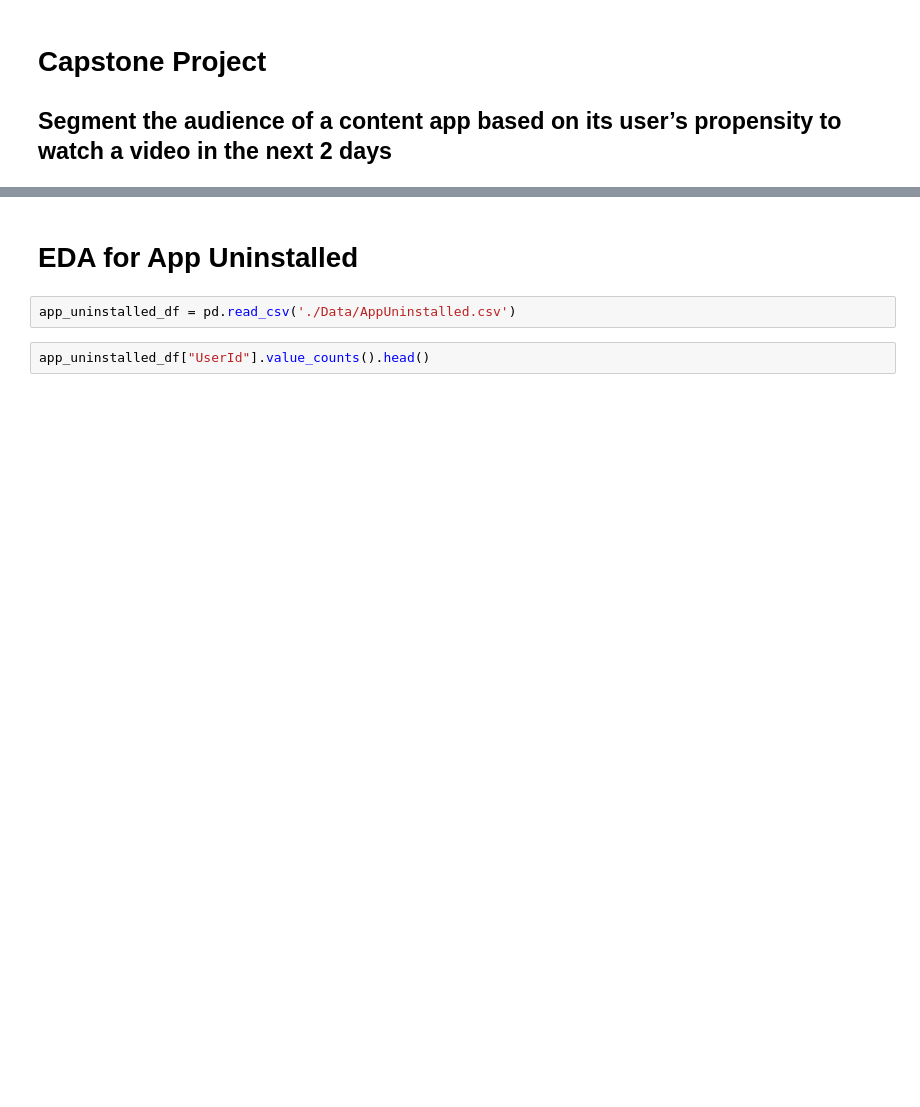
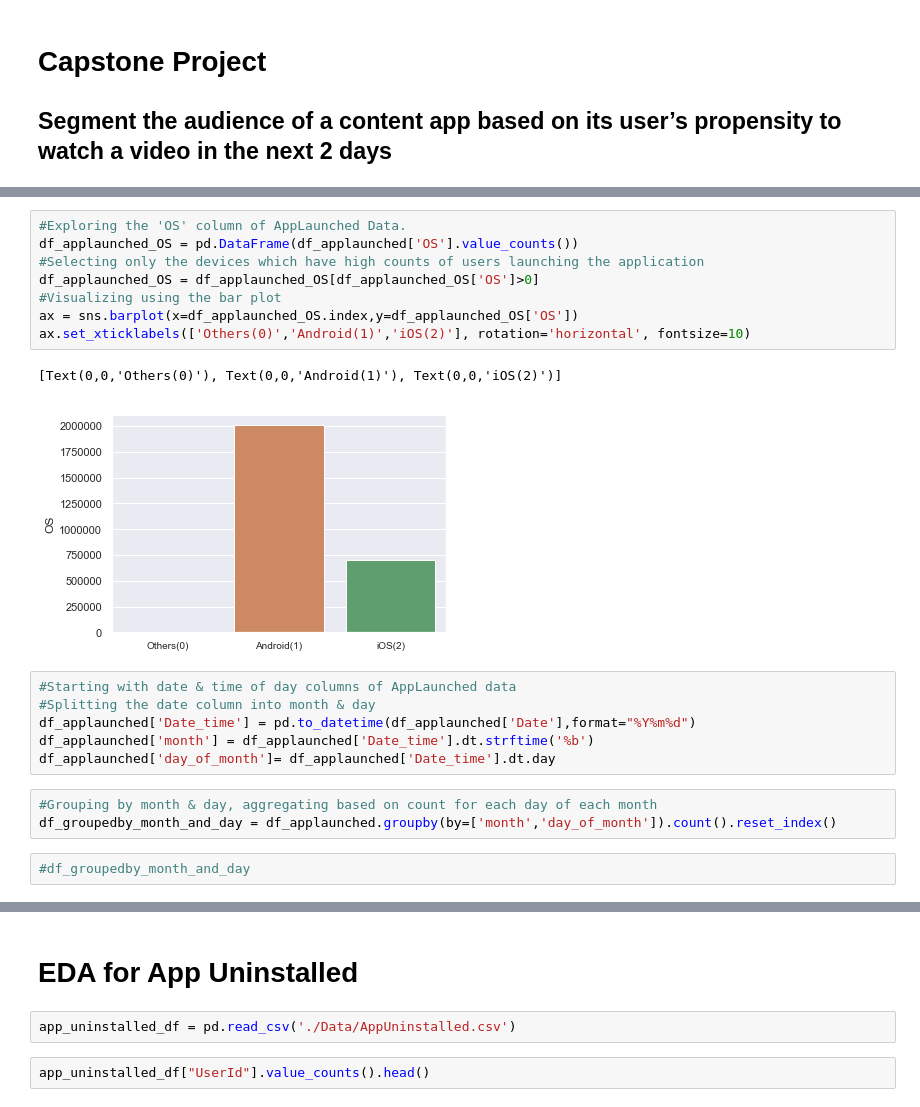
Before and after one commit to clydemendonca/GreyAtomCapstone, a Jupyter notebook: Capstone.ipynb, the cells around one changed output, grey strips where cells are left out. Drawn from its saved outputs; the diff is of its cells as text; blank space fills up the shorter version.

```diff
--- a/Capstone.ipynb
+++ b/Capstone.ipynb
@@ -11,0 +61,22 @@ sns.set(style="darkgrid")
+# %%
+#Exploring the 'OS' column of AppLaunched Data.
+df_applaunched_OS = pd.DataFrame(df_applaunched['OS'].value_counts())
+#Selecting only the devices which have high counts of users launching the application
+df_applaunched_OS = df_applaunched_OS[df_applaunched_OS['OS']>0]
+#Visualizing using the bar plot
+ax = sns.barplot(x=df_applaunched_OS.index,y=df_applaunched_OS['OS'])
+ax.set_xticklabels(['Others(0)','Android(1)','iOS(2)'], rotation='horizontal', fontsize=10)
+# %% [output]
+[Text(0,0,'Others(0)'), Text(0,0,'Android(1)'), Text(0,0,'iOS(2)')]
+[figure, added]
+# %%
+#Starting with date & time of day columns of AppLaunched data
+#Splitting the date column into month & day
+df_applaunched['Date_time'] = pd.to_datetime(df_applaunched['Date'],format="%Y%m%d")
+df_applaunched['month'] = df_applaunched['Date_time'].dt.strftime('%b')
+df_applaunched['day_of_month']= df_applaunched['Date_time'].dt.day
+# %%
+#Grouping by month & day, aggregating based on count for each day of each month
+df_groupedby_month_and_day = df_applaunched.groupby(by=['month','day_of_month']).count().reset_index()
+# %%
+#df_groupedby_month_and_day
```
Also changed, not shown: parts of 14 cells of this notebook.
